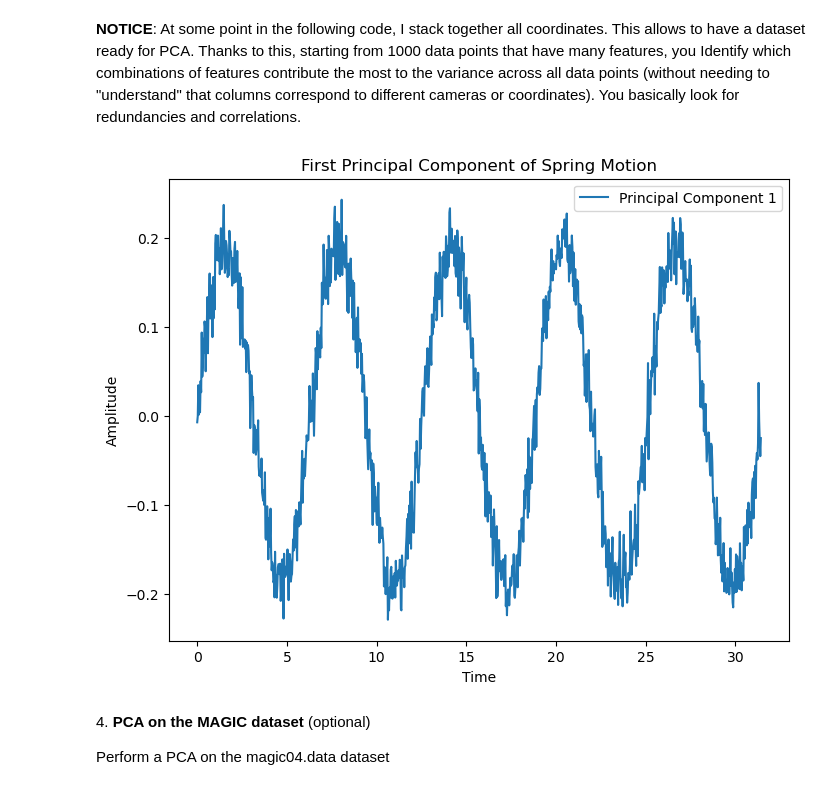
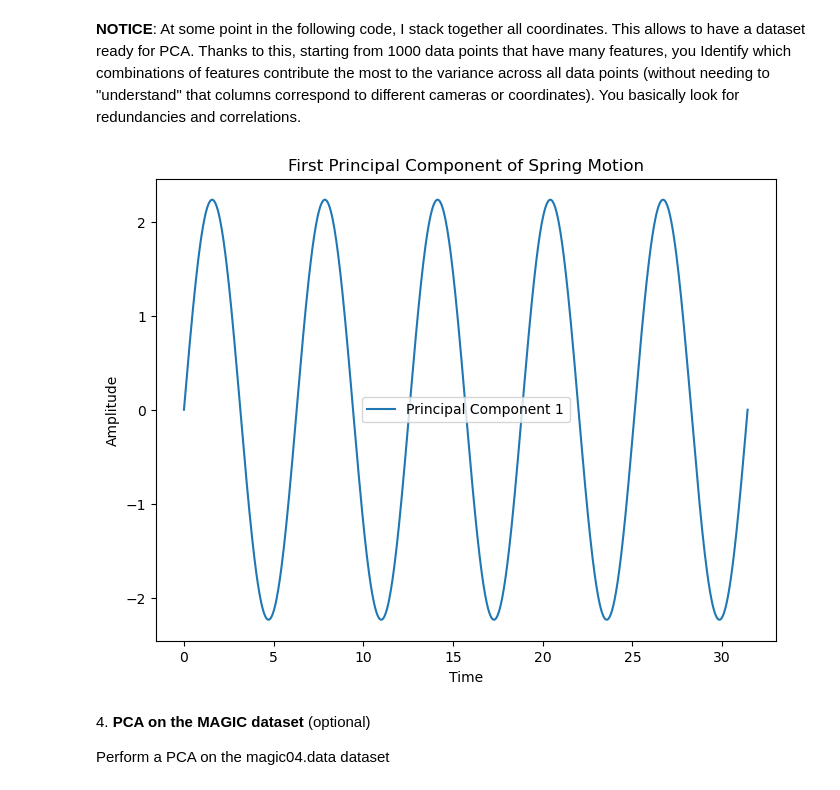
Before and after one commit to giofas02/LaboratoryOfComputationalPhysics_Y7, a Jupyter notebook: 08ex_PRE_EXAM_LinearAlgebra.ipynb, the cells around one changed output. Saved outputs shown, nothing was run; the diff lists cells and outputs as text; code cells hidden in the pictures.

```diff
--- a/08ex_PRE_EXAM_LinearAlgebra.ipynb
+++ b/08ex_PRE_EXAM_LinearAlgebra.ipynb
@@ -285,35 +285,35 @@ for theta, phi in zip(cam_theta, cam_phi):
         [np.sin(theta) * np.cos(phi), np.sin(theta) * np.sin(phi), np.cos(theta)],
         [np.cos(theta) * np.cos(phi), np.cos(theta) * np.sin(phi), -np.sin(theta)],
         [-np.sin(phi), np.cos(phi), 0]
     ])
     # Rotate the spring data
     rotated_data = spring_data @ R.T # This is equivalent to np.dot(spring_data, R.T)
     camera_records.append(rotated_data) # Shape: (n, 1000, 3)
 
 #print(np.shape(camera_records))
 
 # Stack all camera recordings into a single dataset
 camera_records = np.hstack(camera_records)  # Shape: (1000, 3*n) --> concatenation along the second axis
 
 # Perform Principal Component Analysis (PCA)
 
 cov = np.cov(camera_records.T)
 U, spectrum, _ = la.svd(cov)
 Lambda = np.diag(spectrum)
 perc = (spectrum/Lambda.trace())*100
 
 PCA_data = np.dot(U.T, camera_records.T)
 
 # Visualization of the first principal component
 plt.figure(figsize=(8, 6))
-plt.plot(t, camera_records[:, 0], label="Principal Component 1")
+plt.plot(t, PCA_data[0], label="Principal Component 1")
 plt.xlabel("Time")
 plt.ylabel("Amplitude")
 plt.title("First Principal Component of Spring Motion")
 plt.legend()
 plt.show()
 # %% [output]
-[figure, old version]
+[figure, new version]
 # %% [markdown]
 4\. **PCA on the MAGIC dataset** (optional)
 
```
